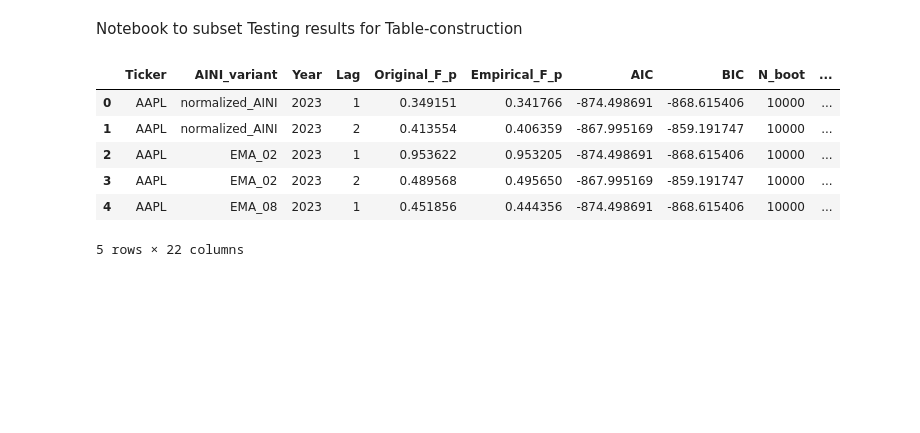
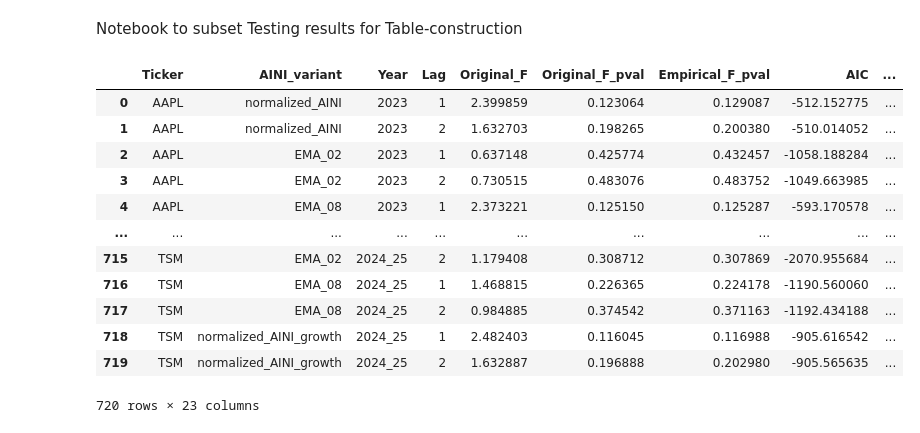
Before and after one commit to LarsIX/narrative_index, a Jupyter notebook: notebooks/subset_for_latex.ipynb, the cells around one changed output. Saved outputs shown, nothing was run; the diff lists cells and outputs as text; code cells hidden in the pictures; blank space fills up the shorter version.

```diff
--- a/notebooks/subset_for_latex.ipynb
+++ b/notebooks/subset_for_latex.ipynb
@@ -6,25 +14,31 @@ from pathlib import Path
 # %%
 # define data path
-root = Path.cwd().parent
+
 var_path = root / "data" / "processed" / "variables"
 
 # load gc-predictions
 aini_to_ret_w1_df = pd.read_csv(var_path / "gc_bootstrap_F_all_lags_groupwise_AINI_to_return_3class_w1.csv")
 aini_to_ret_w2_df = pd.read_csv(var_path / "gc_bootstrap_F_all_lags_groupwise_AINI_to_return_3class_w2.csv")
 ret_to_aini_w1_df = pd.read_csv(var_path / "gc_bootstrap_F_all_lags_groupwise_return_to_AINI_3class_w1.csv")
 ret_to_aini_w2_df = pd.read_csv(var_path / "gc_bootstrap_F_all_lags_groupwise_return_to_AINI_3class_w2.csv")
 
 # inspect aini -> return
 aini_to_ret_w1_df.head()
-aini_to_ret_w1_df
+ret_to_aini_w1_df
 # %% [output]
-|  | Ticker | AINI_variant | Year | Lag | Original_F_p | Empirical_F_p | AIC | BIC | N_boot | ... |
-| 0 | AAPL | normalized_AINI | 2023 | 1 | 0.349151 | 0.341766 | -874.498691 | -868.615406 | 10000 | ... |
-| 1 | AAPL | normalized_AINI | 2023 | 2 | 0.413554 | 0.406359 | -867.995169 | -859.191747 | 10000 | ... |
-| 2 | AAPL | EMA_02 | 2023 | 1 | 0.953622 | 0.953205 | -874.498691 | -868.615406 | 10000 | ... |
-| 3 | AAPL | EMA_02 | 2023 | 2 | 0.489568 | 0.495650 | -867.995169 | -859.191747 | 10000 | ... |
-| 4 | AAPL | EMA_08 | 2023 | 1 | 0.451856 | 0.444356 | -874.498691 | -868.615406 | 10000 | ... |
+|  | Ticker | AINI_variant | Year | Lag | Original_F | Original_F_pval | Empirical_F_pval | AIC | ... |
+| 0 | AAPL | normalized_AINI | 2023 | 1 | 2.399859 | 0.123064 | 0.129087 | -512.152775 | ... |
+| 1 | AAPL | normalized_AINI | 2023 | 2 | 1.632703 | 0.198265 | 0.200380 | -510.014052 | ... |
+| 2 | AAPL | EMA_02 | 2023 | 1 | 0.637148 | 0.425774 | 0.432457 | -1058.188284 | ... |
+| 3 | AAPL | EMA_02 | 2023 | 2 | 0.730515 | 0.483076 | 0.483752 | -1049.663985 | ... |
+| 4 | AAPL | EMA_08 | 2023 | 1 | 2.373221 | 0.125150 | 0.125287 | -593.170578 | ... |
+| ... | ... | ... | ... | ... | ... | ... | ... | ... | ... |
+| 715 | TSM | EMA_02 | 2024_25 | 2 | 1.179408 | 0.308712 | 0.307869 | -2070.955684 | ... |
+| 716 | TSM | EMA_08 | 2024_25 | 1 | 1.468815 | 0.226365 | 0.224178 | -1190.560060 | ... |
+| 717 | TSM | EMA_08 | 2024_25 | 2 | 0.984885 | 0.374542 | 0.371163 | -1192.434188 | ... |
+| 718 | TSM | normalized_AINI_growth | 2024_25 | 1 | 2.482403 | 0.116045 | 0.116988 | -905.616542 | ... |
+| 719 | TSM | normalized_AINI_growth | 2024_25 | 2 | 1.632887 | 0.196888 | 0.202980 | -905.565635 | ... |
-5 rows × 22 columns
+720 rows × 23 columns
 # %%
 # inspect return -> aini
 ret_to_aini_w1_df.head()
```
Also changed, not shown: parts of 7 cells of this notebook, 16 other files.
